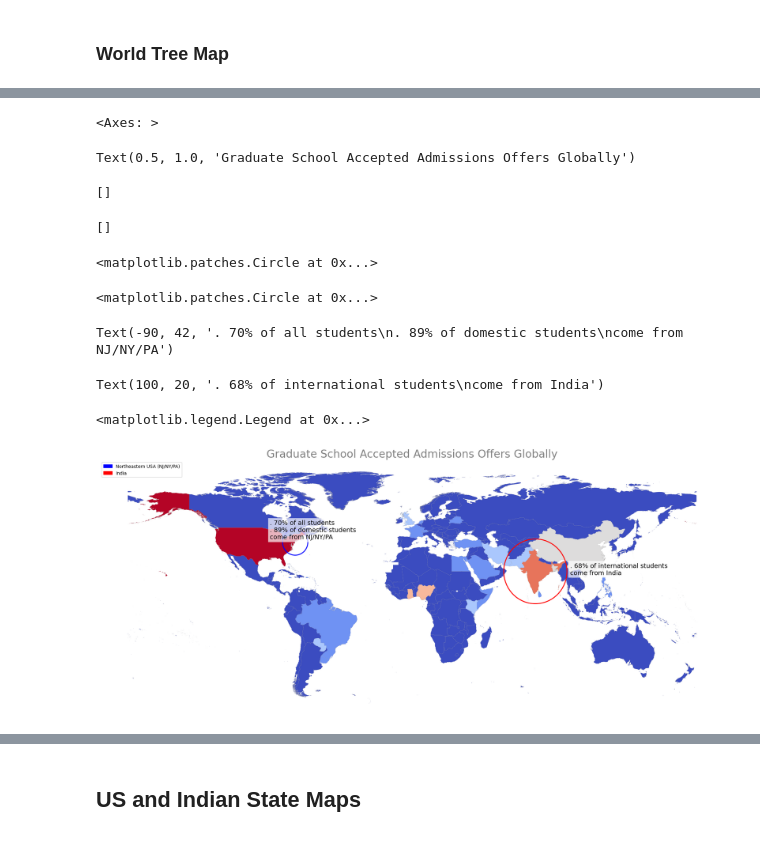
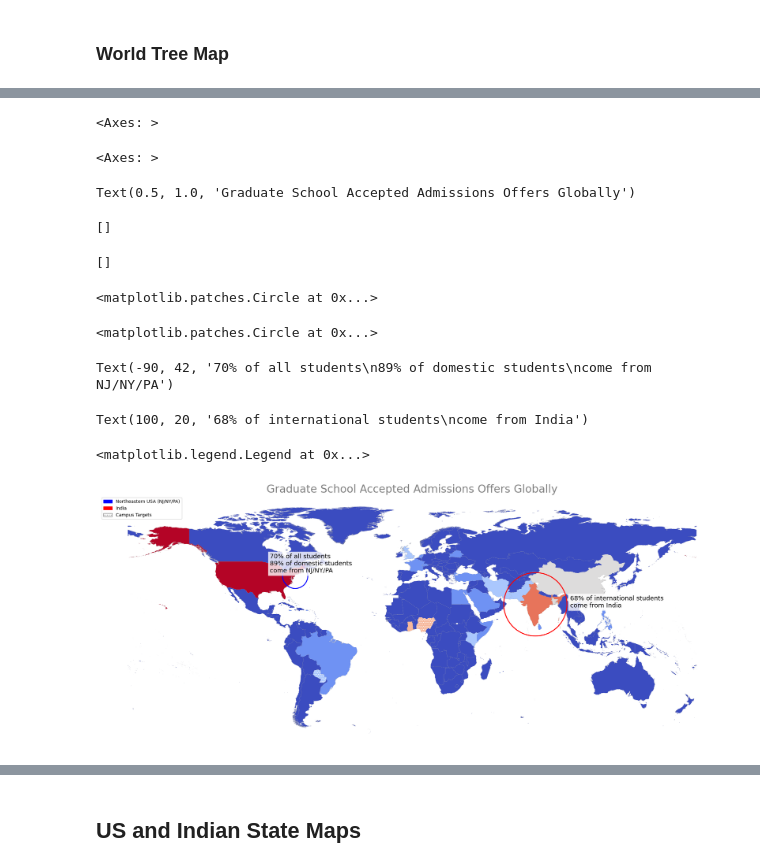
Before and after one commit to ewattudo/gis, a Jupyter notebook: PS2.ipynb, the cells around one changed output, grey strips where cells are left out. Drawn from its saved outputs; the diff is of its cells as text; code cells hidden in the pictures.

```diff
--- a/PS2.ipynb
+++ b/PS2.ipynb
@@ -301,6 +301,8 @@ fig = px.treemap(WorldApp, path=[px.Constant("Accepted Offers by Country"), 'Con
 fig.update_layout(margin = dict(t=50, l=25, r=25, b=25))
 # %% [output]
 [interactive output not drawn]
+# %%
+WORLDACTARGET=WORLDACMAP.query(("Country=='Nigeria' | Country=='Gakna'| Country=='Paraguay'| Country=='Korea, Republic of'"))
 # %%
 fig, ax = plt.subplots(1, figsize=(25, 50))
 
@@ -308,6 +310,9 @@ fig, ax = plt.subplots(1, figsize=(25, 50))
 WORLDACMAP.plot(ax=ax, column='Grand Total', legend=True, cmap='coolwarm',
                 scheme='natural_breaks', k=7, edgecolor='grey', linewidth=.1,
                 legend_kwds={"fmt": "{:,.0f}", 'loc': 'lower right', 'markerscale': 1.4})
+
+# Overlay WORLDACTARGET with hatching
+WORLDACTARGET.plot(ax=ax, edgecolor='white', linewidth=0.2, facecolor="none", alpha=1, hatch='...')
 
 # Adjust title size and color
 ax.set_title("Graduate School Accepted Admissions Offers Globally", fontsize=24, color='Grey', fontweight='light')
@@ -317,49 +322,49 @@ ax.spines['top'].set_visible(False)
 ax.spines['right'].set_visible(False)
 ax.spines['left'].set_visible(False)
 ax.spines['bottom'].set_visible(False)
 
 # Remove x and y ticks
 ax.set_xticks([])
 ax.set_yticks([])
 
 # Add a circle around the approximate location of New Jersey, New York, Pennsylvania
-# Approximate longitude and latitude for the region: -74.0 (longitude), 40.0 (latitude)
 circle1 = mpatches.Circle((-74, 40), radius=8, color='blue', fill=False, linewidth=2, label="Northeastern USA")
 
 # Add a circle around India
-# Approximate longitude and latitude for India: 78.0 (longitude), 22.0 (latitude)
 circle2 = mpatches.Circle((78, 22), radius=20, color='red', fill=False, linewidth=2, label="India")
 
 # Add the circles to the plot
 ax.add_patch(circle1)
 ax.add_patch(circle2)
 
 # Add custom annotations with text near each circle with a semi-transparent white background
-ax.text(-90, 42, ". 70% of all students\n. 89% of domestic students\ncome from NJ/NY/PA",
+ax.text(-90, 42, "70% of all students\n89% of domestic students\ncome from NJ/NY/PA",
         fontsize=14, color='black', ha='left',
-        bbox=dict(facecolor='white', alpha=0.7, edgecolor='none'))
+        bbox=dict(facecolor='white', alpha=0.8, edgecolor='none'))
 
-ax.text(100, 20, ". 68% of international students\ncome from India",
+ax.text(100, 20, "68% of international students\ncome from India",
         fontsize=14, color='black', ha='left',
-        bbox=dict(facecolor='white', alpha=0.7, edgecolor='none'))
+        bbox=dict(facecolor='white', alpha=0.8, edgecolor='none'))
 
-# Add custom legend for the circles
-circle_legend = [mpatches.Patch(color='blue', label='Northeastern USA (NJ/NY/PA)'),
-                 mpatches.Patch(color='red', label='India')]
+# Create custom patches for the legend
+blue_patch = mpatches.Patch(color='blue', label='Northeastern USA (NJ/NY/PA)')
+red_patch = mpatches.Patch(color='red', label='India')
+hatch_patch = mpatches.Patch(edgecolor='grey', facecolor='none', hatch='...', label='Campus Targets')
 
-# Place the custom legend
-plt.legend(handles=circle_legend, loc='upper left')
+# Add all custom patches to the legend
+plt.legend(handles=[blue_patch, red_patch, hatch_patch], loc='upper left')
 
 plt.show()
 # %% [output]
 <Axes: >
-Text(0.5, 1.0, 'Graduate School Accepted Admissions Offers Globally')
+<Axes: >
-[]
+Text(0.5, 1.0, 'Graduate School Accepted Admissions Offers Globally')
 []
-<matplotlib.patches.Circle at 0x...>
+[]
 <matplotlib.patches.Circle at 0x...>
-Text(-90, 42, '. 70% of all students\n. 89% of domestic students\ncome from NJ/NY/PA')
+<matplotlib.patches.Circle at 0x...>
-Text(100, 20, '. 68% of international students\ncome from India')
+Text(-90, 42, '70% of all students\n89% of domestic students\ncome from NJ/NY/PA')
-<matplotlib.legend.Legend at 0x...>
+Text(100, 20, '68% of international students\ncome from India')
+<matplotlib.legend.Legend at 0x...>
-[figure, old version]
+[figure, new version]
 # %%
```
Also changed, not shown: parts of 1 cell of this notebook.
